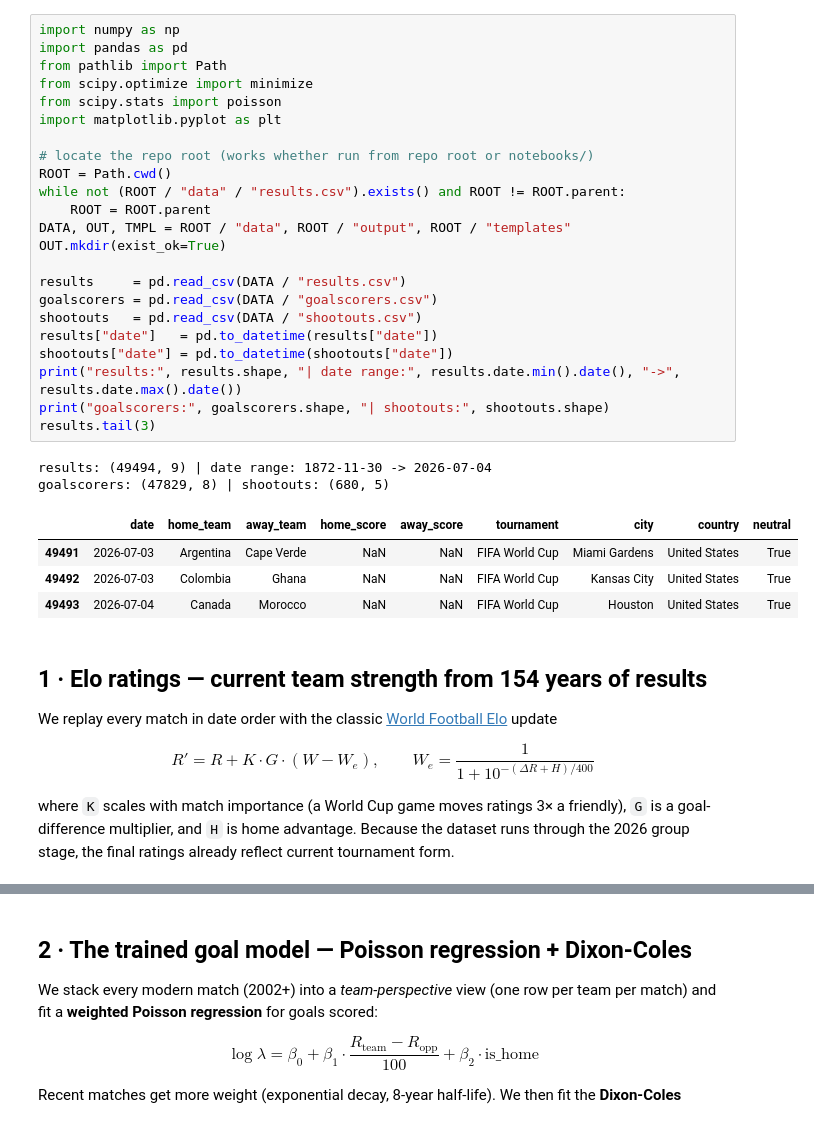
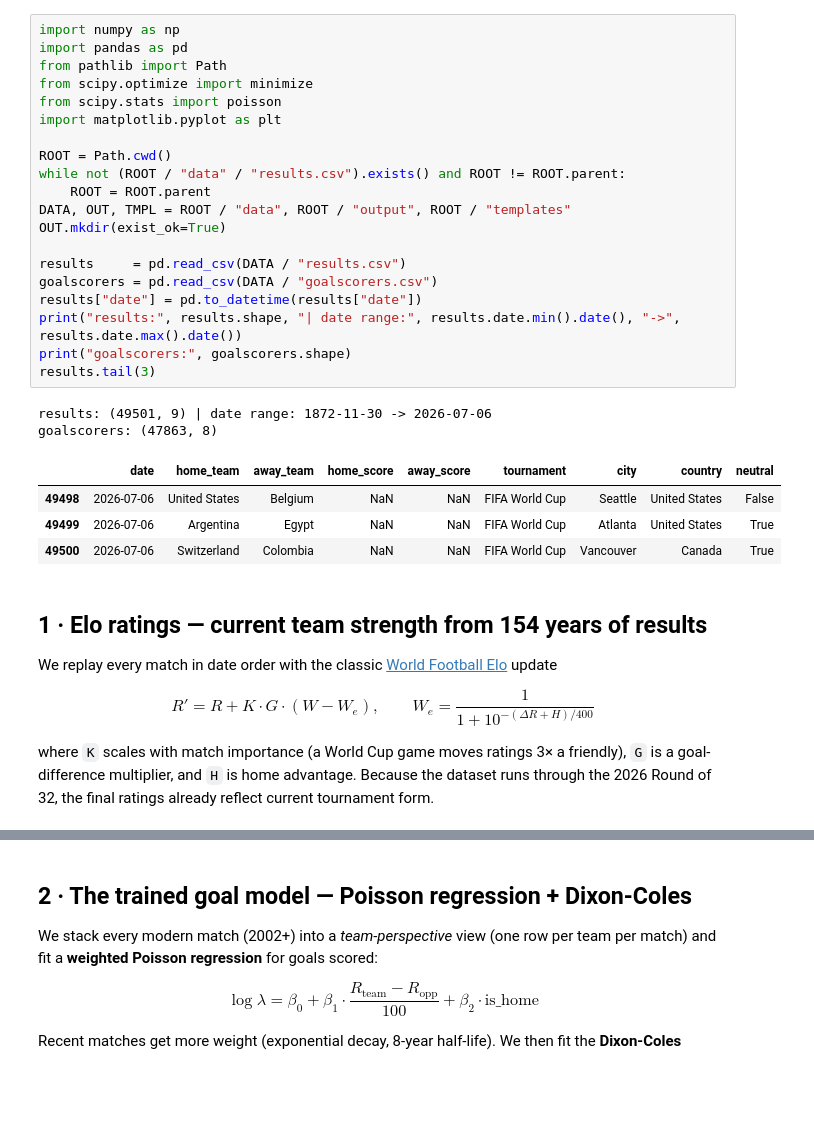
Before and after one commit to nxl49/muFIFA, a Jupyter notebook: notebooks/mufifa_worldcup_2026.ipynb, the cells around one changed output, grey strips where cells are left out. Saved outputs shown, nothing was run; the diff lists cells and outputs as text; blank space fills up the shorter version.

```diff
--- a/notebooks/mufifa_worldcup_2026.ipynb
+++ b/notebooks/mufifa_worldcup_2026.ipynb
@@ -19,33 +21,30 @@ A strict **temporal backtest** (train 2002–2022, predict 2023–2026, matches
 # %%
 import numpy as np
 import pandas as pd
 from pathlib import Path
 from scipy.optimize import minimize
 from scipy.stats import poisson
 import matplotlib.pyplot as plt
 
-# locate the repo root (works whether run from repo root or notebooks/)
 ROOT = Path.cwd()
 while not (ROOT / "data" / "results.csv").exists() and ROOT != ROOT.parent:
     ROOT = ROOT.parent
 DATA, OUT, TMPL = ROOT / "data", ROOT / "output", ROOT / "templates"
 OUT.mkdir(exist_ok=True)
 
 results     = pd.read_csv(DATA / "results.csv")
 goalscorers = pd.read_csv(DATA / "goalscorers.csv")
-shootouts   = pd.read_csv(DATA / "shootouts.csv")
-results["date"]   = pd.to_datetime(results["date"])
-shootouts["date"] = pd.to_datetime(shootouts["date"])
+results["date"] = pd.to_datetime(results["date"])
 print("results:", results.shape, "| date range:", results.date.min().date(), "->", results.date.max().date())
-print("goalscorers:", goalscorers.shape, "| shootouts:", shootouts.shape)
+print("goalscorers:", goalscorers.shape)
 results.tail(3)
 # %% [output]
-results: (49494, 9) | date range: 1872-11-30 -> 2026-07-04
-goalscorers: (47829, 8) | shootouts: (680, 5)
+results: (49501, 9) | date range: 1872-11-30 -> 2026-07-06
+goalscorers: (47863, 8)
 |  | date | home_team | away_team | home_score | away_score | tournament | city | country | neutral |
-| 49491 | 2026-07-03 | Argentina | Cape Verde | NaN | NaN | FIFA World Cup | Miami Gardens | United States | True |
-| 49492 | 2026-07-03 | Colombia | Ghana | NaN | NaN | FIFA World Cup | Kansas City | United States | True |
-| 49493 | 2026-07-04 | Canada | Morocco | NaN | NaN | FIFA World Cup | Houston | United States | True |
+| 49498 | 2026-07-06 | United States | Belgium | NaN | NaN | FIFA World Cup | Seattle | United States | False |
+| 49499 | 2026-07-06 | Argentina | Egypt | NaN | NaN | FIFA World Cup | Atlanta | United States | True |
+| 49500 | 2026-07-06 | Switzerland | Colombia | NaN | NaN | FIFA World Cup | Vancouver | Canada | True |
 # %% [markdown]
 ## 1 · Elo ratings — current team strength from 154 years of results
 
@@ -56,7 +55,7 @@ $$R' = R + K\cdot G\cdot (W - W_e),\qquad W_e = \frac{1}{1+10^{-(\Delta R + H)/4
 
 where `K` scales with match importance (a World Cup game moves ratings 3× a friendly), `G` is a
 goal-difference multiplier, and `H` is home advantage. Because the dataset runs through the 2026
-group stage, the final ratings already reflect current tournament form.
+Round of 32, the final ratings already reflect current tournament form.
 # %%
 def match_weight(t):
     t = (t or "").lower()
```
Also changed, not shown: parts of 15 cells of this notebook, 10 other files.
